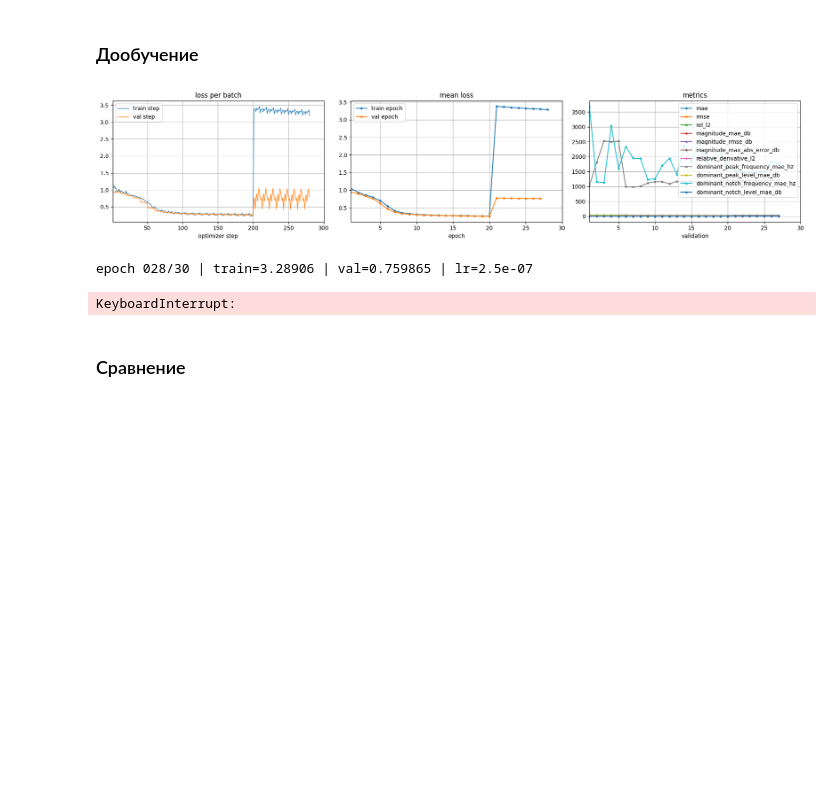
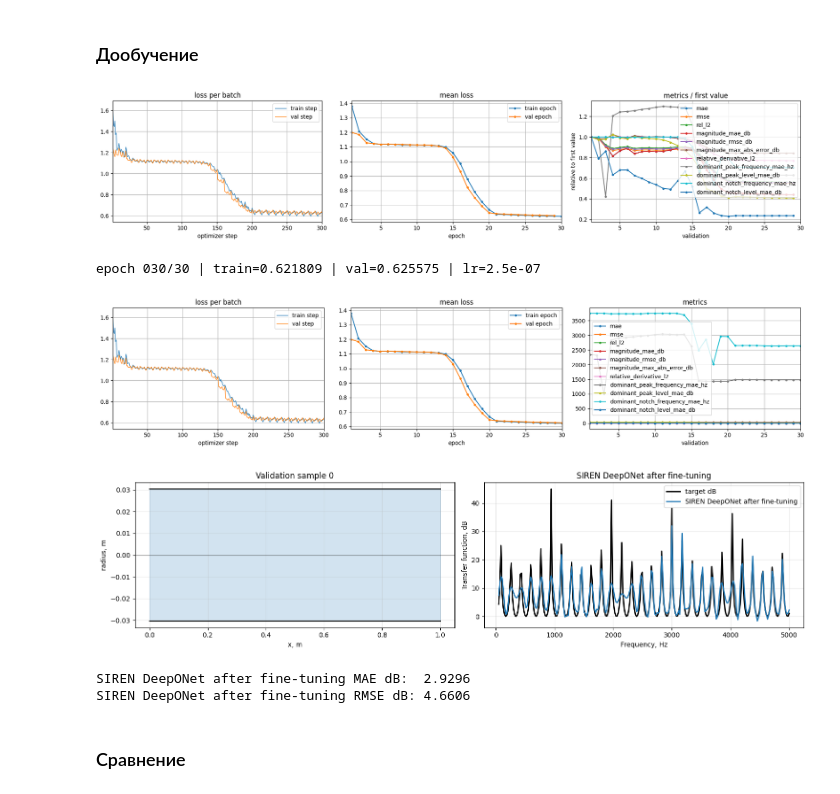
Before and after one commit to Erykalkin/webster, a Jupyter notebook: forward.ipynb, the cells around one changed output. Saved outputs shown, nothing was run; the diff lists cells and outputs as text; code cells hidden in the pictures; blank space fills up the shorter version.

```diff
--- a/forward.ipynb
+++ b/forward.ipynb
@@ -526,7 +645,7 @@ Deformable DeepONet RMSE dB: 7.6025
 # %%
 importlib.reload(utils)
 
-finetune_model_name = "deformable_deeponet_length"  # "mlp", "fno", "deeponet", "dynamic_deeponet", or "deformable_deeponet"
+finetune_model_name = "siren_deeponet"  # "mlp", "fno", "deeponet", "siren_deeponet", "mamba_operator", "dynamic_deeponet", or "deformable_deeponet"
 finetune_epochs = 10
 finetune_steps_per_epoch = steps_per_epoch
 finetune_val_steps = val_steps
@@ -542,12 +661,14 @@ fno_checkpoint_name = "fno_db_finetuned"
 deeponet_checkpoint_name = "deeponet_db_finetuned"
 dynamic_deeponet_checkpoint_name = "dynamic_deeponet_db"
 deformable_deeponet_checkpoint_name = "deformable_deeponet_db"
+siren_deeponet_checkpoint_name = "siren_deeponet_db"
+mamba_operator_checkpoint_name = "mamba_operator_db"
 
 active_library_kinds = [name for name in range_library.keys() if name != "random"]
 print("active library geometry kinds:", active_library_kinds)
 
 all_library_train_config = StreamingGeometryDatasetConfig(
-    geometry_kind="tube_with_hole",  # random means: sample from every active key in range_library
+    geometry_kind="random",  # random means: sample from every active key in range_library
     solver_config=solver_config,
     target_mode="db",
     seed=1_000_000,
@@ -612,6 +733,36 @@ def make_deeponet_for_finetune():
     )
 
 
+def make_siren_deeponet_for_finetune():
+    return TransferFunctionSIRENDeepONet(
+        in_channels=1,
+        hidden_channels=64,
+        basis_dim=128,
+        pooling_bins=16,
+        trunk_hidden_dim=128,
+        trunk_hidden_layers=3,
+        first_omega_0=10.0,
+        hidden_omega_0=10.0,
+        out_channels=1,
+    )
+
+
+def make_mamba_operator_for_finetune():
+    return TransferFunctionMambaOperator(
+        in_channels=1,
+        d_model=128,
+        hidden_channels=96,
+        frequency_bands=16,
+        frequency_hidden_dim=128,
+        mamba_depth=2,
+        mamba_expansion=2,
+        mamba_kernel_size=9,
+        dropout=0.0,
+        out_channels=1,
+        frequency_chunk_size=32,
+    )
+
+
 def make_dynamic_deeponet_for_finetune():
     return TransferFunctionDynamicDeepONet(
         in_channels=1,
@@ -671,6 +822,26 @@ finetune_specs = {
         "base_lr": 5e-4,
         "weight_decay": 1e-4,
         "label": "DeepONet",
+    },
+    "siren_deeponet": {
+        "variable_name": "siren_deeponet",
+        "history_name": "siren_deeponet_history",
+        "checkpoint_name": siren_deeponet_checkpoint_name,
+        "factory": make_siren_deeponet_for_finetune,
+        "batch_to_xy": deeponet_batch_to_xy,
+        "base_lr": 5e-4,
+        "weight_decay": 1e-4,
+        "label": "SIREN DeepONet",
+    },
+    "mamba_operator": {
+        "variable_name": "mamba_operator",
+        "history_name": "mamba_operator_history",
+        "checkpoint_name": mamba_operator_checkpoint_name,
+        "factory": make_mamba_operator_for_finetune,
+        "batch_to_xy": deeponet_batch_to_xy,
+        "base_lr": 5e-4,
+        "weight_decay": 1e-4,
+        "label": "Mamba Operator",
     },
     "dynamic_deeponet": {
         "variable_name": "dynamic_deeponet",
@@ -751,36 +922,39 @@ finetune_history = utils.fit(
     criterion=criterion,
     batch_to_xy=spec["batch_to_xy"],
     config=utils.TrainConfig(
         epochs=finetune_epochs,
         steps_per_epoch=finetune_steps_per_epoch,
         val_steps=finetune_val_steps,
         device=device,
         show_progress=False,
         live_plot_every_steps=finetune_live_plot_every_steps,
         grad_clip_norm=None,
         checkpoint_name=finetune_checkpoint_name,
         save_every_steps=finetune_save_every_steps,
         validation_metrics=validation_metrics,
     ),
     resume_history=resume_history,
 )
 
 globals()[spec["variable_name"]] = model
 globals()[spec["history_name"]] = finetune_history
 
 utils.plot_history(finetune_history)
 utils.plot_single_model_preview(
     model,
     spec["batch_to_xy"],
     f"{spec['label']} after fine-tuning",
     loader=val_loader,
     device=device,
     sample_idx=preview_sample_idx,
 )
 # %% [output]
-[figure, old version]
+[figure, new version]
-epoch 028/30 | train=3.28906 | val=0.759865 | lr=2.5e-07
+epoch 030/30 | train=0.621809 | val=0.625575 | lr=2.5e-07
+[figure, added]
+[figure, added]
-KeyboardInterrupt:
+SIREN DeepONet after fine-tuning MAE dB:  2.9296
+SIREN DeepONet after fine-tuning RMSE dB: 4.6606
 # %% [markdown]
 ### Сравнение
 # %%
```
Also changed, not shown: parts of 14 cells of this notebook, 5 other files.
